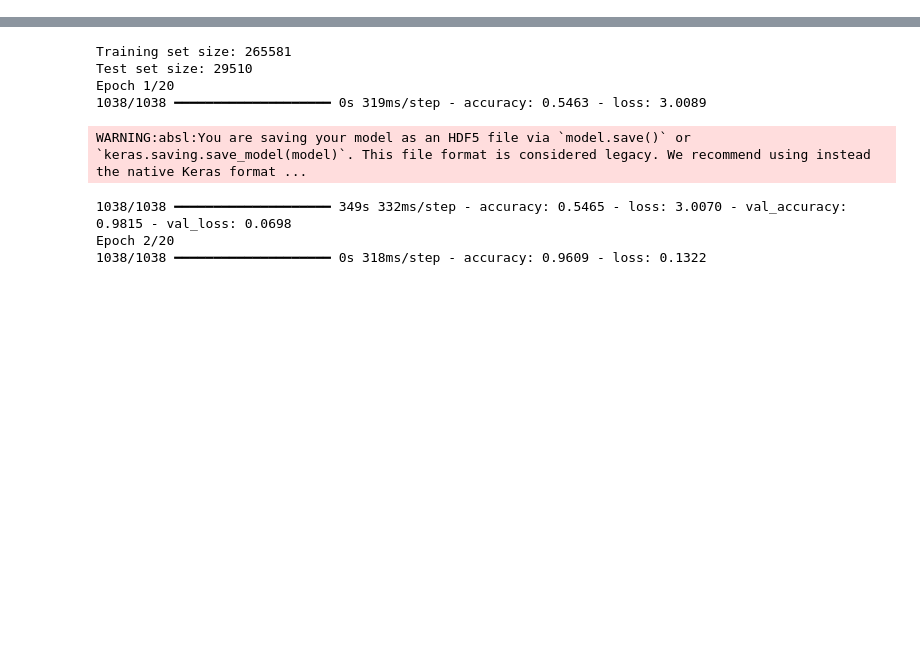
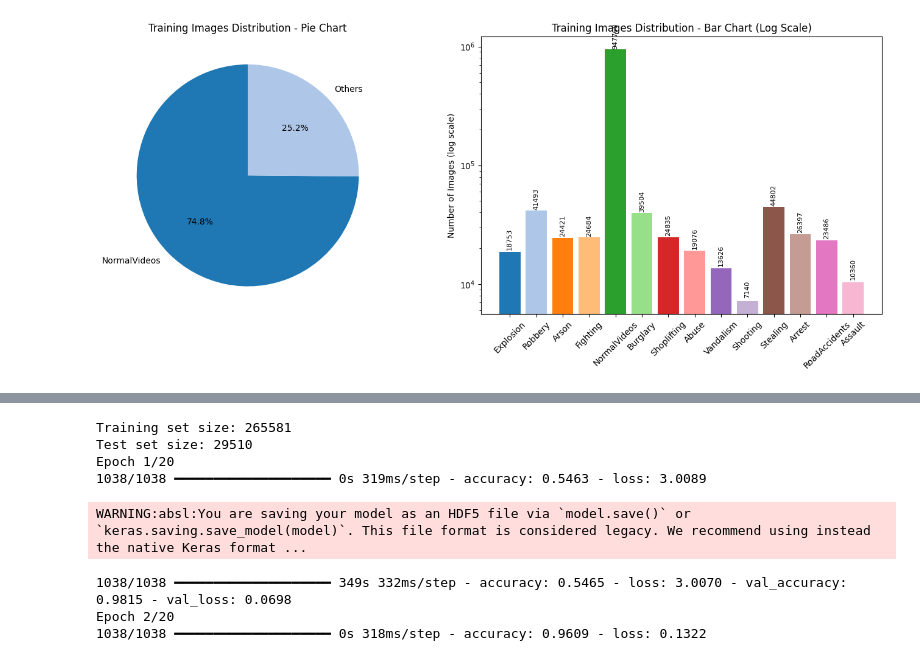
Before and after one commit to atikhasan007/Machine-Learning, a Jupyter notebook: Ucf_Crime.ipynb, the cells around one changed output, grey strips where cells are left out. Drawn from its saved outputs; the diff is of its cells as text; code cells hidden in the pictures; blank space fills up the shorter version.

```diff
--- a/Ucf_Crime.ipynb
+++ b/Ucf_Crime.ipynb
@@ -98,0 +102,53 @@ Contents of train_dir: ['Abuse', 'Stealing', 'Robbery', 'Vandalism', 'Shooting',
+# %%
+
+import os
+import matplotlib.pyplot as plt
+import numpy as np
+
+train_dir = '/root/.cache/kagglehub/datasets/odins0n/ucf-crime-dataset/versions/1/Train'
+
+# ক্লাসের লেবেল ও count
+class_names = os.listdir(train_dir)
+class_counts = [len(os.listdir(os.path.join(train_dir, cls))) for cls in class_names]
+
+# Pie Chart এর জন্য ছোট ক্লাসগুলো 'Others' তে যোগ করা
+threshold = 0.05  # 5% এর নিচের সব ক্লাস Others
+total = sum(class_counts)
+labels_pie = []
+sizes_pie = []
+
+others_count = 0
+for name, count in zip(class_names, class_counts):
+    if count/total < threshold:
+        others_count += count
+    else:
+        labels_pie.append(name)
+        sizes_pie.append(count)
+if others_count > 0:
+    labels_pie.append('Others')
+    sizes_pie.append(others_count)
+
+# Plot
+plt.figure(figsize=(14,6))
+
+# Pie Chart
+plt.subplot(1,2,1)
+plt.pie(sizes_pie, labels=labels_pie, autopct='%1.1f%%', startangle=90, colors=plt.cm.tab20.colors)
+plt.title("Training Images Distribution - Pie Chart")
+
+# Bar Chart with log scale
+plt.subplot(1,2,2)
+plt.bar(class_names, class_counts, color=plt.cm.tab20.colors)
+plt.yscale('log')  # log scale makes small bars visible
+plt.title("Training Images Distribution - Bar Chart (Log Scale)")
+plt.ylabel("Number of Images (log scale)")
+plt.xticks(rotation=45)
+
+# Add numbers on top of bars
+for i, count in enumerate(class_counts):
+    plt.text(i, count+500, str(count), ha='center', va='bottom', fontsize=8, rotation=90)
+
+plt.tight_layout()
+plt.show()
+# %% [output]
+[figure, added]
```
Also changed, not shown: parts of 5 cells of this notebook.
